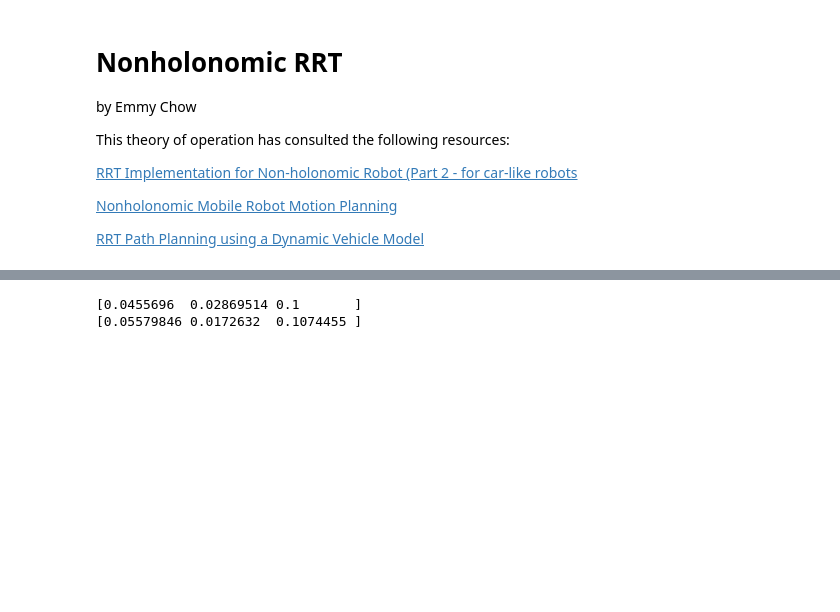
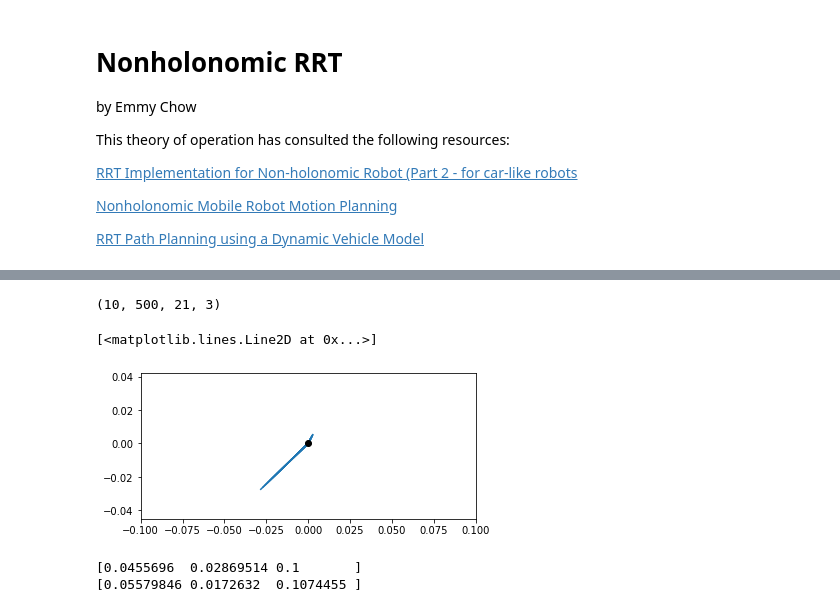
Before and after one commit to EmDash00/NonholonomicRRT, a Jupyter notebook: Theory of Operation.ipynb, the cells around one changed output, grey strips where cells are left out. Drawn from its saved outputs; the diff is of its cells as text; code cells hidden in the pictures; blank space fills up the shorter version.

```diff
--- a/Theory of Operation.ipynb
+++ b/Theory of Operation.ipynb
@@ -171,3 +193,22 @@ plt.show()
+# %%
+fig, ax = plt.subplots(subplot_kw={'aspect': 'equal'})
+ax.set_xlim([-0.1, 0.1])
+ax.set_ylim([-0.045, 0.042])
+
+idx = 100
+
+print(primatives.shape)
+geom_prims = primatives[:, idx
+
+for i in range(primatives.shape[2]):
+    ax.plot(primatives[:, idx, i, 0], primatives[i, idx, 1], 'C0')
+    ax.plot(neg_prim[:, idx, i, 0], neg_prim[i, idx, 1], 'C0')
+
+ax.plot(0, 0, 'ko')
+# %% [output]
+(10, 500, 21, 3)
+[<matplotlib.lines.Line2D at 0x...>]
+[figure, added]
 # %%
 p = np.array([0.6, 0.4, 0.1])
 n = np.array([0.62, 0.45, 0.2])
```
Also changed, not shown: parts of 6 cells of this notebook, 1 other file.
